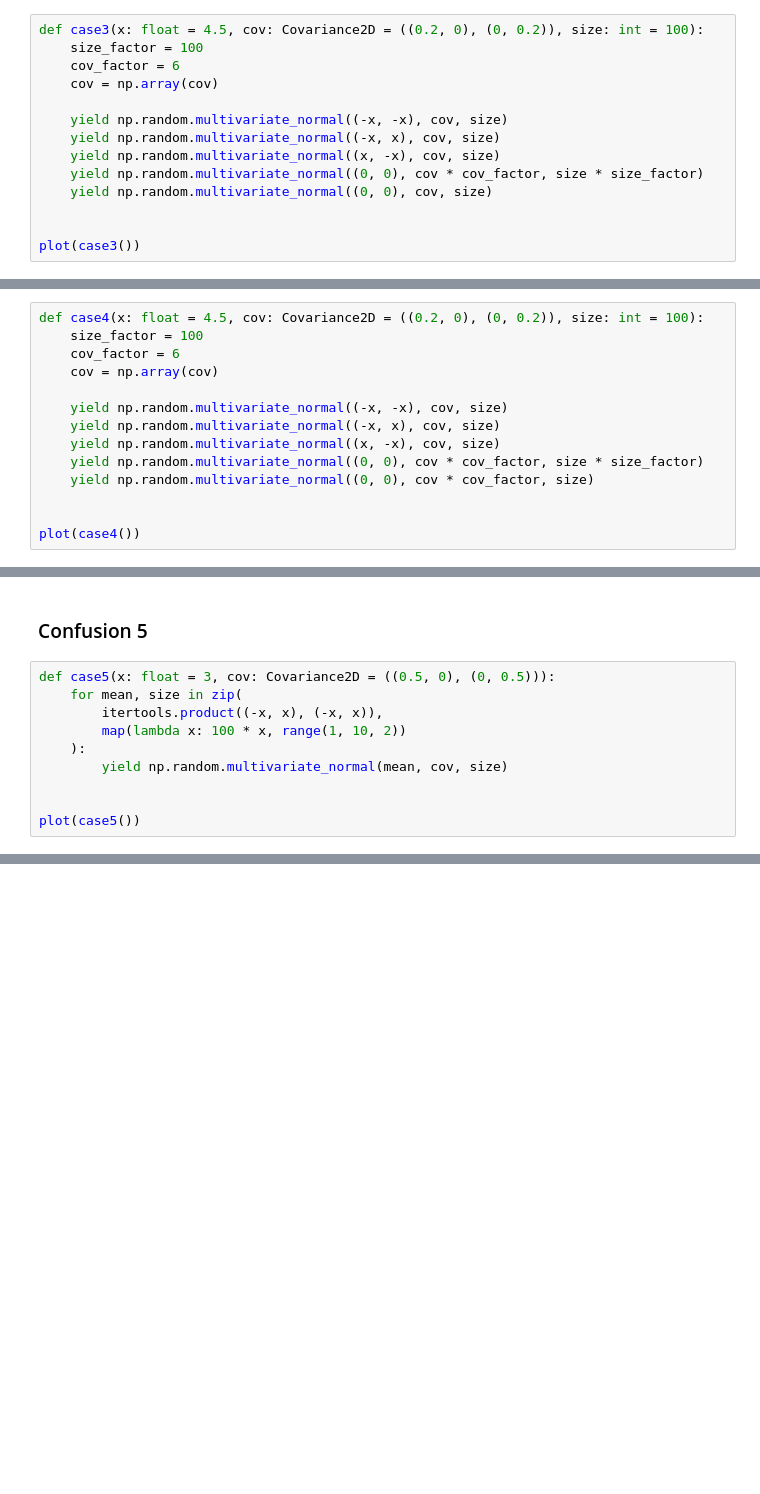
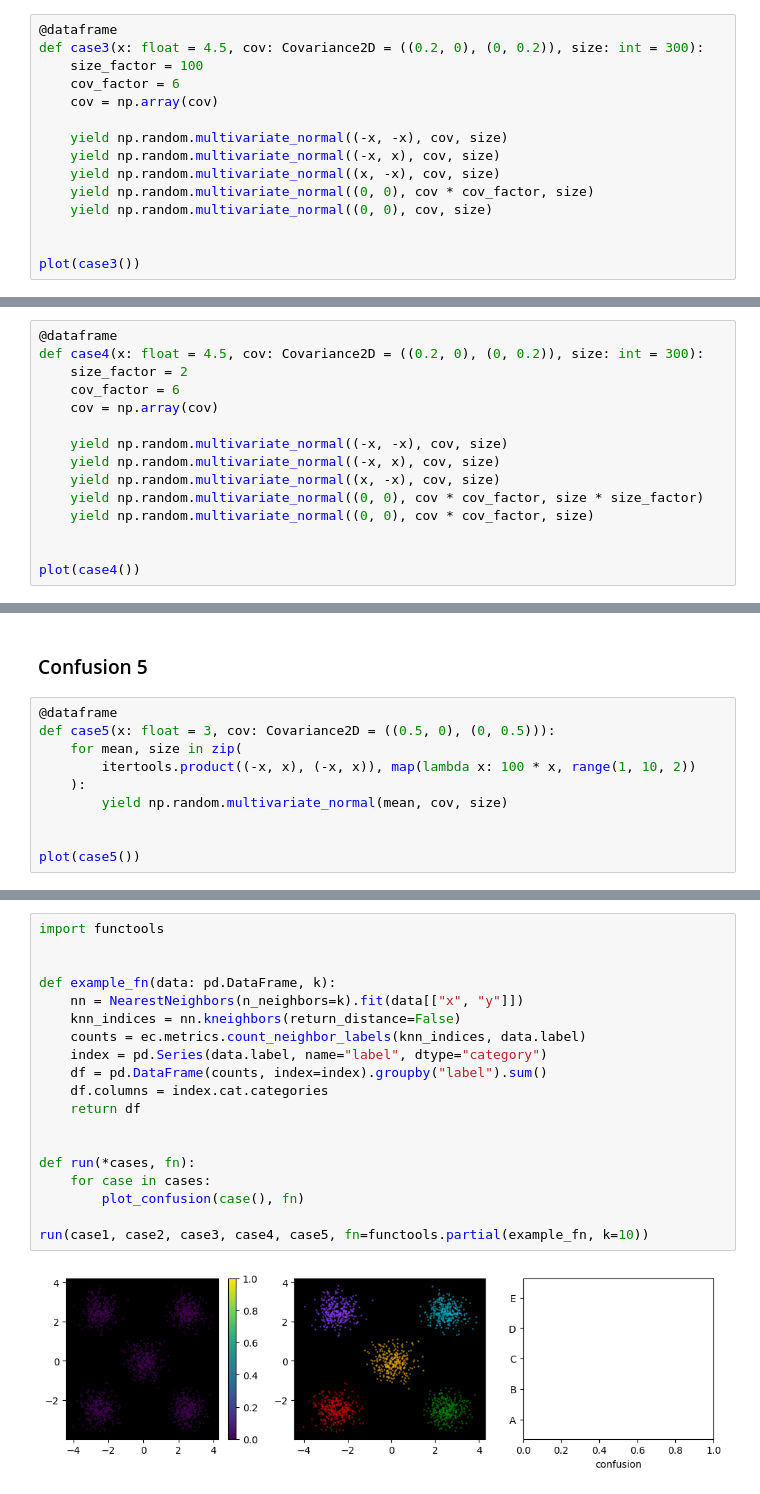
Before and after one commit to OzetteTech/comparative-embedding-visualization, a Jupyter notebook: notebooks/test_cases/confusion.ipynb, the cells around one changed output, grey strips where cells are left out. Cells and saved outputs as stored; diff of their text form; blank space fills up the shorter version.

```diff
--- a/notebooks/test_cases/confusion.ipynb
+++ b/notebooks/test_cases/confusion.ipynb
@@ -76,7 +83,8 @@ plot(case2())
 - Case: 5 groups of various sizes, small group intermixed with larger
 - Expected: smaller group should be confused with larger mixed group
 # %%
-def case3(x: float = 4.5, cov: Covariance2D = ((0.2, 0), (0, 0.2)), size: int = 100):
+@dataframe
+def case3(x: float = 4.5, cov: Covariance2D = ((0.2, 0), (0, 0.2)), size: int = 300):
     size_factor = 100
     cov_factor = 6
     cov = np.array(cov)
@@ -84,7 +92,7 @@ def case3(x: float = 4.5, cov: Covariance2D = ((0.2, 0), (0, 0.2)), size: int =
     yield np.random.multivariate_normal((-x, -x), cov, size)
     yield np.random.multivariate_normal((-x, x), cov, size)
     yield np.random.multivariate_normal((x, -x), cov, size)
-    yield np.random.multivariate_normal((0, 0), cov * cov_factor, size * size_factor)
+    yield np.random.multivariate_normal((0, 0), cov * cov_factor, size)
     yield np.random.multivariate_normal((0, 0), cov, size)
 
 
@@ -97,8 +105,9 @@ plot(case3())
 - Case: 5 groups of various sizes, small group intermixed with larger
 - Expected: smaller group should be confused with larger mixed group
 # %%
-def case4(x: float = 4.5, cov: Covariance2D = ((0.2, 0), (0, 0.2)), size: int = 100):
-    size_factor = 100
+@dataframe
+def case4(x: float = 4.5, cov: Covariance2D = ((0.2, 0), (0, 0.2)), size: int = 300):
+    size_factor = 2
     cov_factor = 6
     cov = np.array(cov)
 
@@ -115,10 +124,10 @@ plot(case4())
 # %% [markdown]
 ### Confusion 5
 # %%
+@dataframe
 def case5(x: float = 3, cov: Covariance2D = ((0.5, 0), (0, 0.5))):
     for mean, size in zip(
-        itertools.product((-x, x), (-x, x)),
-        map(lambda x: 100 * x, range(1, 10, 2))
+        itertools.product((-x, x), (-x, x)), map(lambda x: 100 * x, range(1, 10, 2))
     ):
         yield np.random.multivariate_normal(mean, cov, size)
 
@@ -128,0 +181,21 @@ plot(case5())
+# %%
+import functools
+
+
+def example_fn(data: pd.DataFrame, k):
+    nn = NearestNeighbors(n_neighbors=k).fit(data[["x", "y"]])
+    knn_indices = nn.kneighbors(return_distance=False)
+    counts = ec.metrics.count_neighbor_labels(knn_indices, data.label)
+    index = pd.Series(data.label, name="label", dtype="category")
+    df = pd.DataFrame(counts, index=index).groupby("label").sum()
+    df.columns = index.cat.categories
+    return df
+
+
+def run(*cases, fn):
+    for case in cases:
+        plot_confusion(case(), fn)
+
+run(case1, case2, case3, case4, case5, fn=functools.partial(example_fn, k=10))
+# %% [output]
+[figure, added]
```
Also changed, not shown: parts of 10 cells of this notebook, 2 other files.
